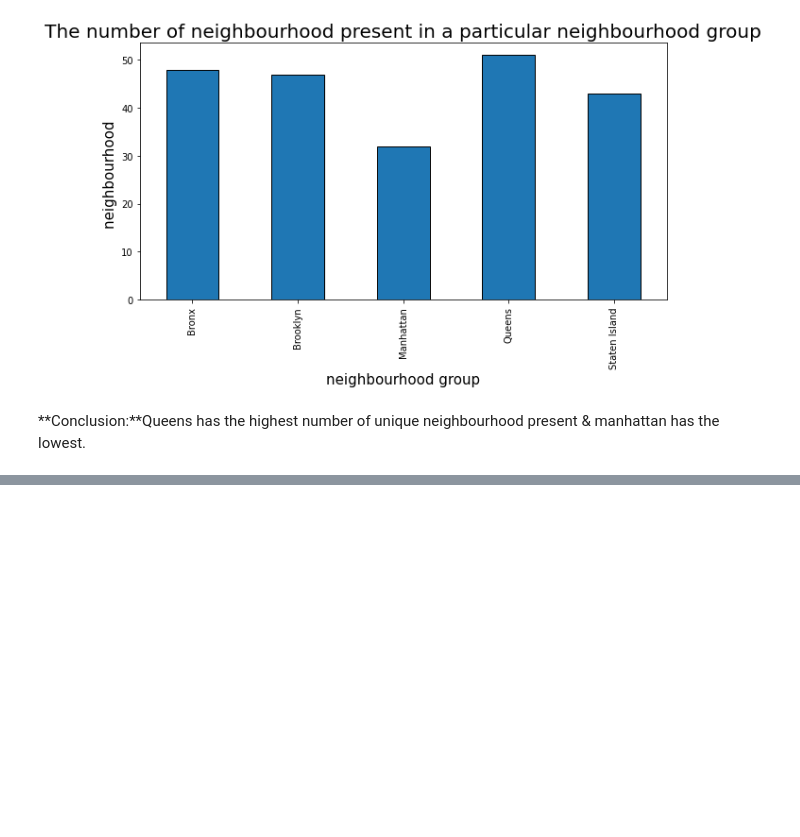
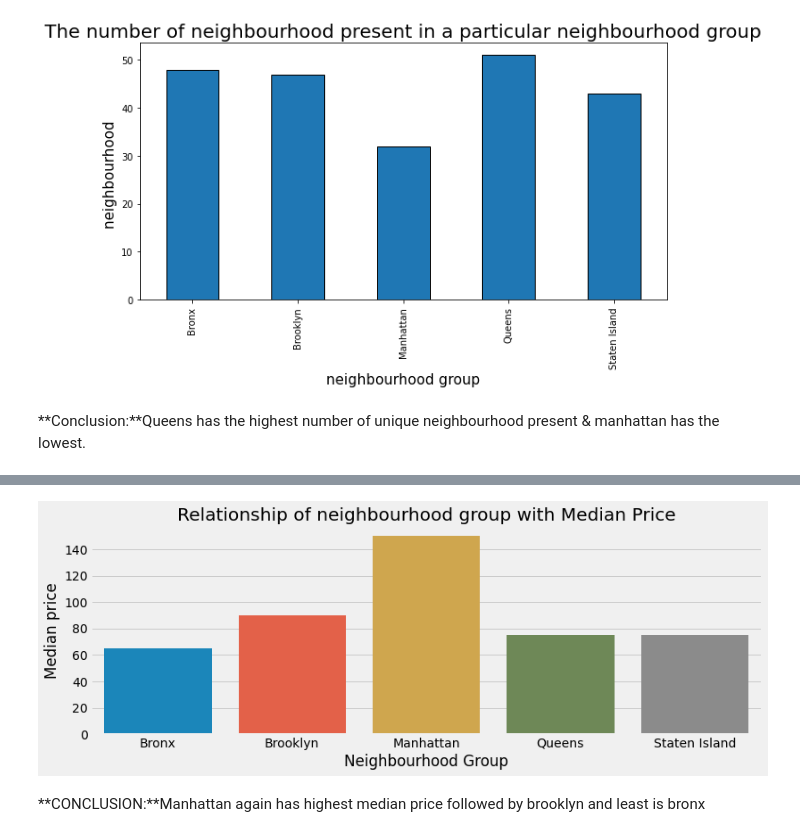
Before and after one commit to Gyanendra079/Airbnb-Bookings-Analysis, a Jupyter notebook: Airbnb_Bookings_Analysis_Capstone_Project.ipynb, the cells around one changed output, grey strips where cells are left out. Saved outputs shown, nothing was run; the diff lists cells and outputs as text; code cells hidden in the pictures; blank space fills up the shorter version.

```diff
--- a/Airbnb_Bookings_Analysis_Capstone_Project.ipynb
+++ b/Airbnb_Bookings_Analysis_Capstone_Project.ipynb
@@ -347,0 +302,13 @@ sns.heatmap(corr_df)
+# %%
+grouped_data2 = df.groupby(['neighbourhood_group']).agg({'price':'median'}).reset_index()
+# %%
+plt.figure(figsize=(12,4))
+ax = sns.barplot(x = 'neighbourhood_group',y = 'price',data = grouped_data2)
+ax.set_title('Relationship of neighbourhood group with Median Price')
+ax.set_xlabel('Neighbourhood Group')
+ax.set_ylabel("Median price")
+plt.show()
+# %% [output]
+[figure, added]
+# %% [markdown]
+**CONCLUSION:**Manhattan again has highest median price followed by brooklyn and least is bronx
```
Also changed, not shown: parts of 37 cells of this notebook.
